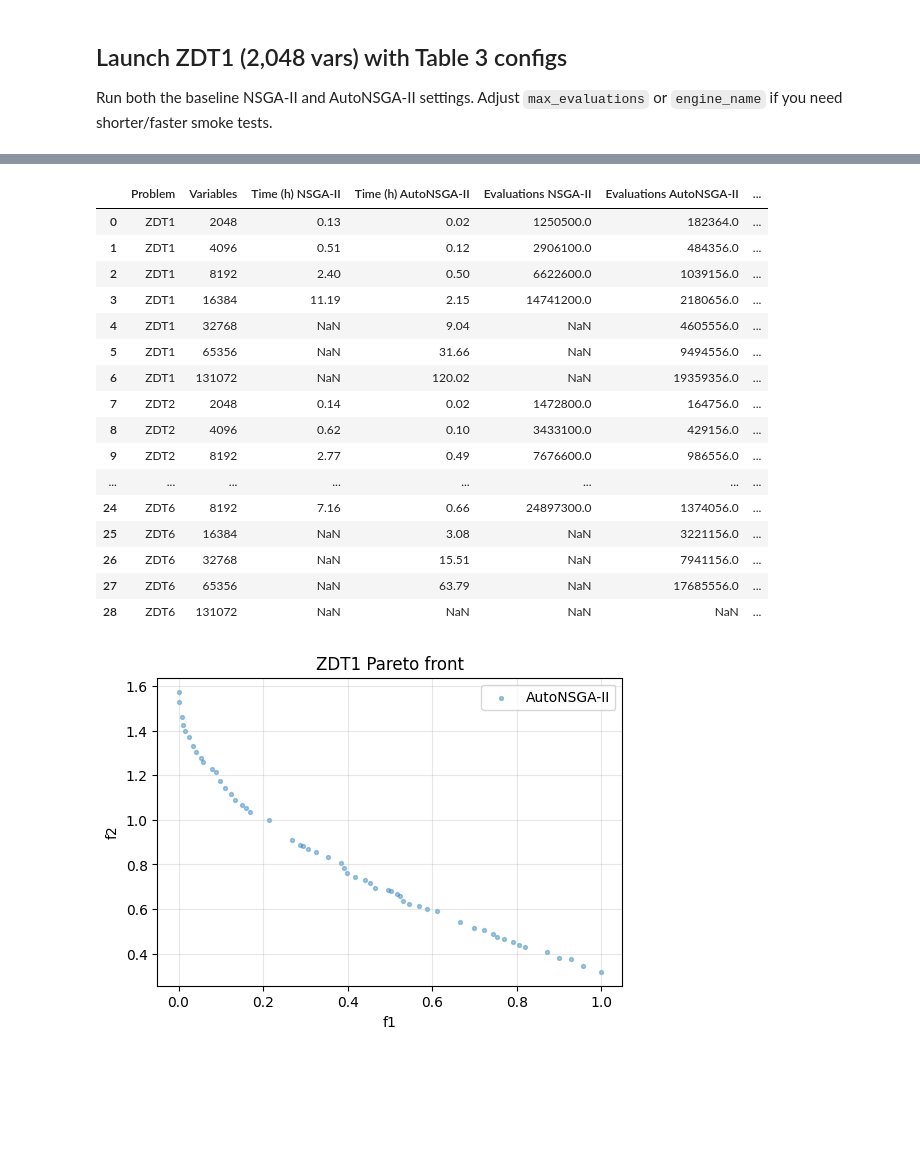
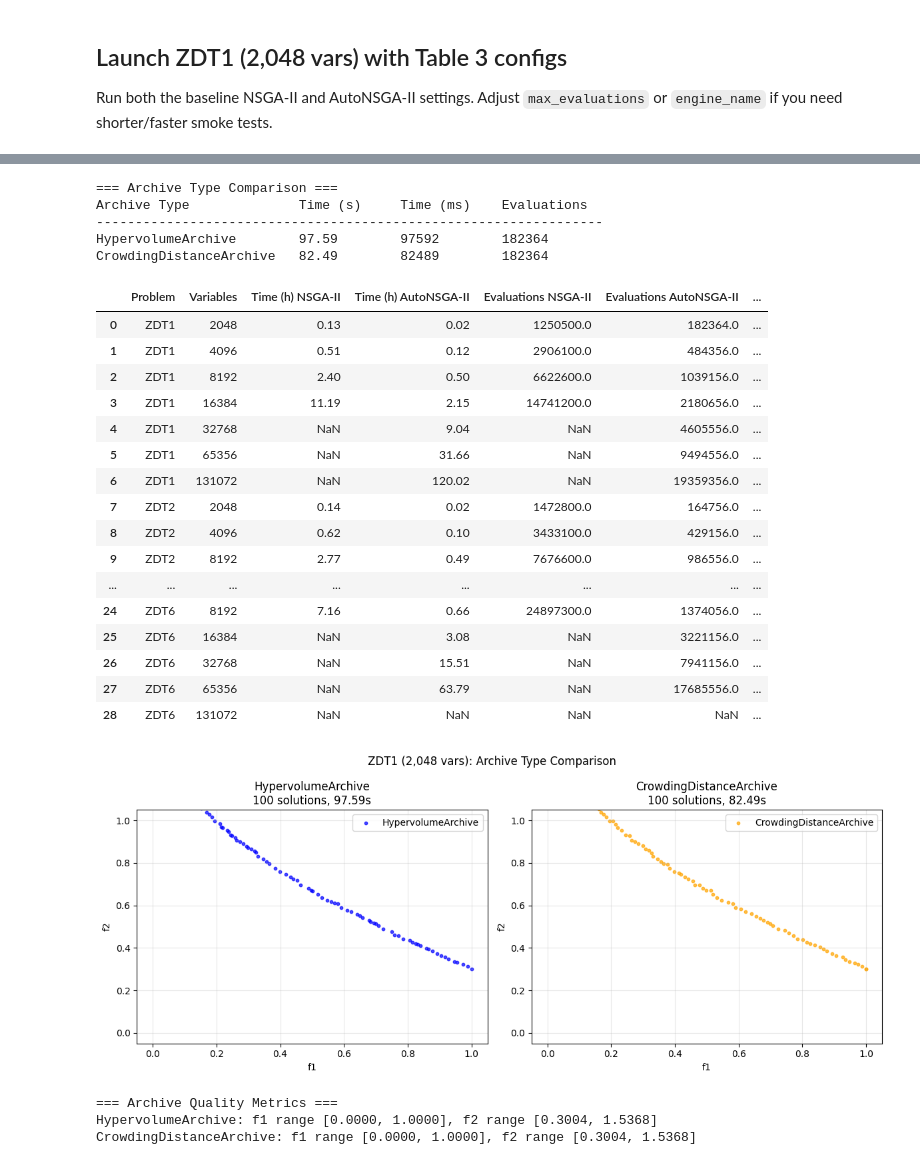
Before and after one commit to NicolasRodriguezUribe/VAMOS, a Jupyter notebook: notebooks/sota-zdt.ipynb, the cells around one changed output, grey strips where cells are left out. Cells and saved outputs as stored; diff of their text form; code cells hidden in the pictures; blank space fills up the shorter version.

```diff
--- a/notebooks/sota-zdt.ipynb
+++ b/notebooks/sota-zdt.ipynb
@@ -222,10 +244,22 @@ RUN_RESULTS = globals().get("RUN_RESULTS", {})
 if not RUN_RESULTS:
     raise RuntimeError("Run the launch cell first to populate RUN_RESULTS.")
 
+# Compare timing
+print("=== Archive Type Comparison ===")
+print(f"{'Archive Type':<25} {'Time (s)':<12} {'Time (ms)':<12} {'Evaluations':<15}")
+print("-" * 65)
+
+for label, key in [("HypervolumeArchive", "hv_archive"), ("CrowdingDistanceArchive", "cd_archive")]:
+    m = RUN_RESULTS.get(key)
+    if m:
+        t_sec = m["time_ms"] / 1000
+        print(f"{label:<25} {t_sec:<12.2f} {m['time_ms']:<12.0f} {m['evaluations']:<15}")
+
+# Update baseline table with HV archive results
 updated_df = baseline_df.copy()
 mask_zdt1_2048 = (updated_df["Problem"] == "ZDT1") & (updated_df["Variables"] == 2_048)
 
-metrics = RUN_RESULTS.get("autonsga2")
+metrics = RUN_RESULTS.get("hv_archive")
 if metrics:
     updated_df.loc[mask_zdt1_2048, "AutoNSGA-II-Nico"] = metrics["time_ms"] / 3_600_000
     updated_df.loc[mask_zdt1_2048, "Evaluations AutoNSGA-II"] = metrics["evaluations"]
@@ -233,6 +267,11 @@ if metrics:
 baseline_df = updated_df
 display(updated_df)
 # %% [output]
+=== Archive Type Comparison ===
+Archive Type              Time (s)     Time (ms)    Evaluations
+-----------------------------------------------------------------
+HypervolumeArchive        97.59        97592        182364
+CrowdingDistanceArchive   82.49        82489        182364
 |  | Problem | Variables | Time (h) NSGA-II | Time (h) AutoNSGA-II | Evaluations NSGA-II | Evaluations AutoNSGA-II | ... |
 | 0 | ZDT1 | 2048 | 0.13 | 0.02 | 1250500.0 | 182364.0 | ... |
 | 1 | ZDT1 | 4096 | 0.51 | 0.12 | 2906100.0 | 484356.0 | ... |
@@ -253,26 +292,59 @@ display(updated_df)
 # %%
 import numpy as np
 import matplotlib.pyplot as plt
 
 RUN_RESULTS = globals().get("RUN_RESULTS", {})
 if not RUN_RESULTS:
     raise RuntimeError("Run the launch cell first to populate RUN_RESULTS.")
 
-metrics = RUN_RESULTS.get("autonsga2")
-if metrics is None:
-    raise RuntimeError("AutoNSGA-II metrics not found in RUN_RESULTS.")
+fig, axes = plt.subplots(1, 2, figsize=(12, 5))
 
-F = np.asarray(metrics.get("F"))
-if F.size == 0 or F.ndim != 2 or F.shape[1] < 2:
-    raise RuntimeError("Result F is empty or has fewer than 2 objectives; cannot plot Pareto front.")
+archive_configs = [
+    ("hv_archive", "HypervolumeArchive", "blue"),
+    ("cd_archive", "CrowdingDistanceArchive", "orange"),
+]
 
-plt.figure(figsize=(6, 4))
-plt.scatter(F[:, 0], F[:, 1], s=8, alpha=0.4, label="AutoNSGA-II")
-plt.xlabel("f1")
-plt.ylabel("f2")
-plt.title("ZDT1 Pareto front")
-plt.legend()
-plt.grid(True, alpha=0.3)
+for ax, (key, label, color) in zip(axes, archive_configs):
+    metrics = RUN_RESULTS.get(key)
+    if metrics is None:
+        ax.set_title(f"{label}: No data")
+        continue
+
+    archive = metrics.get("archive")
+    if archive is None:
+        ax.set_title(f"{label}: No archive data")
+        continue
+
+    F = np.asarray(archive.get("F"))
+    if F.size == 0 or F.ndim != 2 or F.shape[1] < 2:
+        ax.set_title(f"{label}: Invalid F shape")
+        continue
+
+    t_sec = metrics["time_ms"] / 1000
+    ax.scatter(F[:, 0], F[:, 1], s=10, alpha=0.7, c=color, label=f"{label}")
+    ax.set_xlabel("f1")
+    ax.set_ylabel("f2")
+    ax.set_title(f"{label}\n{F.shape[0]} solutions, {t_sec:.2f}s")
+    ax.legend()
+    ax.grid(True, alpha=0.3)
+    ax.set_xlim(-0.05, 1.05)
+    ax.set_ylim(-0.05, 1.05)
+
+plt.suptitle("ZDT1 (2,048 vars): Archive Type Comparison", fontsize=12)
+plt.tight_layout()
 plt.show()
+
+# Print f2 range for each archive
+print("\n=== Archive Quality Metrics ===")
+for key, label, _ in archive_configs:
+    metrics = RUN_RESULTS.get(key)
+    if metrics and metrics.get("archive"):
+        F = np.asarray(metrics["archive"]["F"])
+        if F.size > 0 and F.ndim == 2:
+            print(f"{label}: f1 range [{F[:, 0].min():.4f}, {F[:, 0].max():.4f}], "
+                  f"f2 range [{F[:, 1].min():.4f}, {F[:, 1].max():.4f}]")
 # %% [output]
-[figure, old version]
+[figure, new version]
+=== Archive Quality Metrics ===
+HypervolumeArchive: f1 range [0.0000, 1.0000], f2 range [0.3004, 1.5368]
+CrowdingDistanceArchive: f1 range [0.0000, 1.0000], f2 range [0.3004, 1.5368]
```
Also changed, not shown: parts of 1 cell of this notebook, 16 other files.
